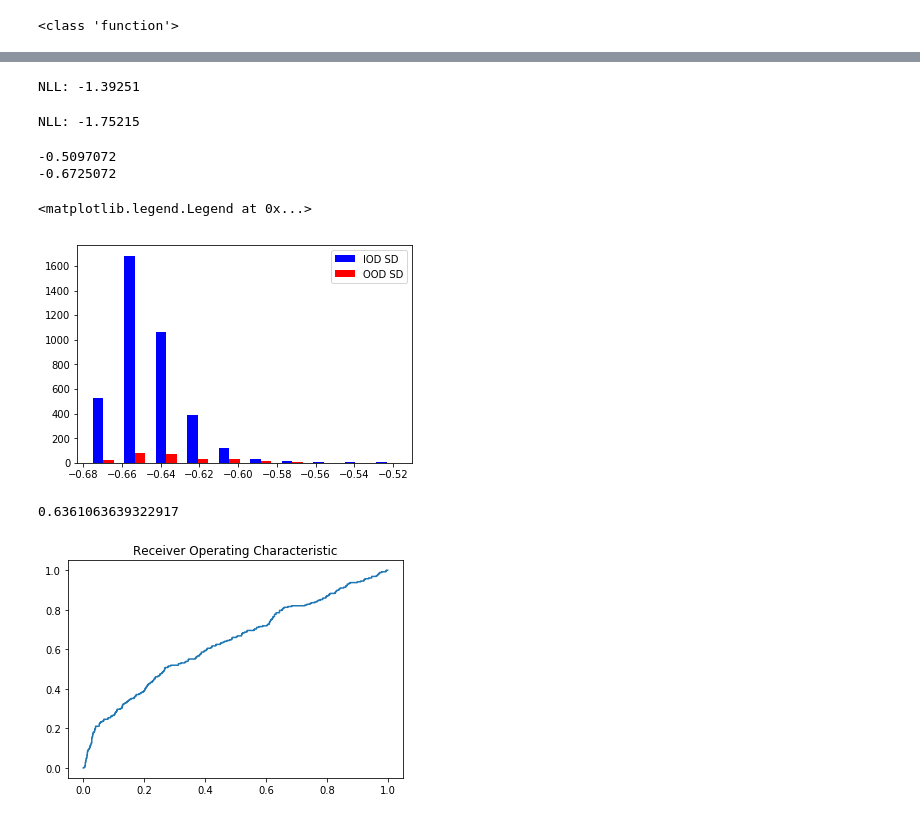
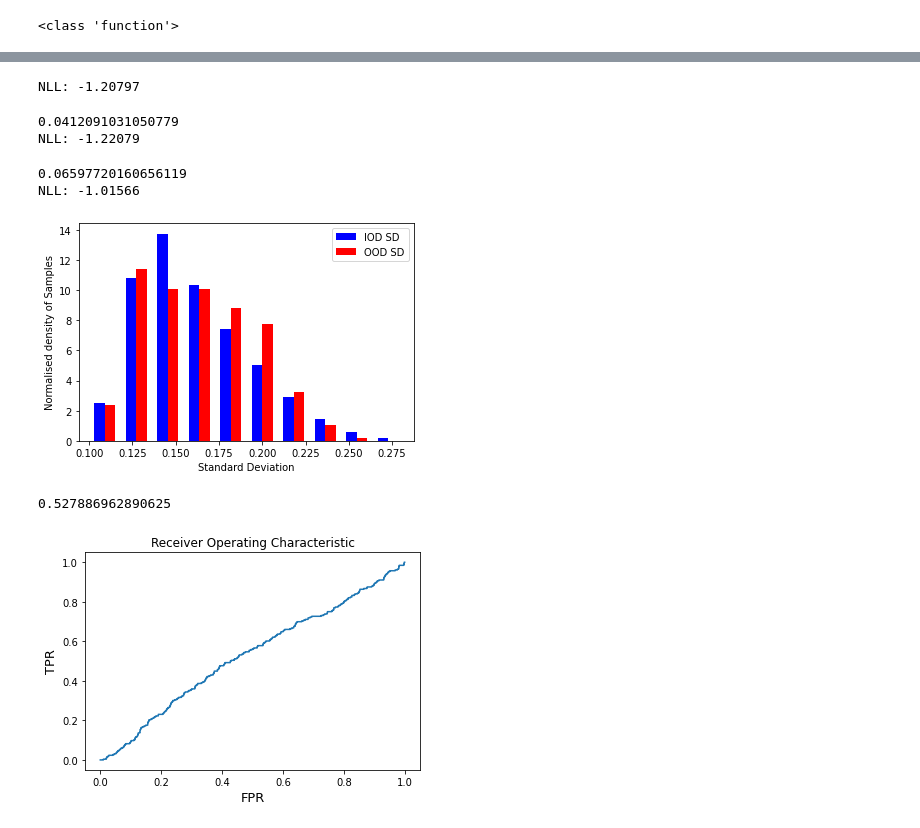
Before and after one commit to Banuv/Thesis_Uncertainty, a Jupyter notebook: Deep_Ensemble_OOD_SD.ipynb, the cells around one changed output, grey strips where cells are left out. Drawn from its saved outputs; the diff is of its cells as text; code cells hidden in the pictures.

```diff
--- a/Deep_Ensemble_OOD_SD.ipynb
+++ b/Deep_Ensemble_OOD_SD.ipynb
@@ -153,7 +225,7 @@ print(type(model))
 # %%
 
 
-with tf.device('/cpu:4'):
+with tf.device('/cpu:0'):
     ensemble_model = DeepEnsembleRegressor(model_builder, 3)
     ensemble_model.fit(x_train_1, q_train_1, epochs = 100, batch_size = 128, verbose = 1, validation_data=(IOD_x_test, IOD_q_test))
 # %% [output]
@@ -177,59 +249,77 @@ Epoch 100/100
+# %%
+mean_test, sd_test = ensemble_model.predict(x_test)
+mean_test = q_scaler.inverse_transform(mean_test)
+q_test_unorm = q_scaler.inverse_transform(q_test)
+print("NLL: {:.5f}".format(numpy_regression_nll(q_test_unorm, mean_test, sd_test**2)))
+# %% [output]
+NLL: -1.20797
 # %%
 mean_test_IOD, sd_test_IOD = ensemble_model.predict(IOD_x_test)
 mean_test_IOD = q_scaler.inverse_transform(mean_test_IOD)
-sd_test_IOD = q_scaler.inverse_transform(sd_test_IOD)
+#sd_test_IOD = q_scaler.inverse_transform(sd_test_IOD)
 q_test_unorm = q_scaler.inverse_transform(IOD_q_test)
+global_mae = mean_absolute_error(q_test_unorm, mean_test_IOD)
+print(global_mae)
 print("NLL: {:.5f}".format(numpy_regression_nll(q_test_unorm, mean_test_IOD, sd_test_IOD**2)))
 # %% [output]
-NLL: -1.39251
+0.0412091031050779
+NLL: -1.22079
 # %%
 mean_test_OOD, sd_test_OOD = ensemble_model.predict(OOD_x_test)
 mean_test_OOD = q_scaler.inverse_transform(mean_test_OOD)
-sd_test_OOD = q_scaler.inverse_transform(sd_test_OOD)
+#sd_test_OOD = q_scaler.inverse_transform(sd_test_OOD)
 q_test_unorm = q_scaler.inverse_transform(OOD_q_test)
+global_mae = mean_absolute_error(q_test_unorm, mean_test_OOD)
+print(global_mae)
 print("NLL: {:.5f}".format(numpy_regression_nll(q_test_unorm, mean_test_OOD, sd_test_OOD**2)))
 # %% [output]
-NLL: -1.75215
+0.06597720160656119
+NLL: -1.01566
+# %%
+col_no = 2
 # %%
 sd_test_IOD_df = pd.DataFrame(sd_test_IOD)
 sd_test_OOD_df = pd.DataFrame(sd_test_OOD)
-new_scores = np.concatenate([sd_test_IOD_df[0], sd_test_OOD_df[0]], axis=0)
-new_labels = np.concatenate([np.zeros_like(sd_test_IOD_df[0]), np.ones_like(sd_test_OOD_df[0])], axis=0)
-histogram_df = pd.DataFrame(new_scores, new_labels)
-print(new_scores.max())
-print(new_scores.min())
+new_scores = np.concatenate([sd_test_IOD_df[col_no], sd_test_OOD_df[col_no]], axis=0)
+minmaxscaler = MinMaxScaler()
+new_scores_scaled = minmaxscaler.fit_transform(new_scores.reshape(-1, 1))
+
+new_labels = np.concatenate([np.zeros_like(sd_test_IOD_df[col_no]), np.ones_like(sd_test_OOD_df[col_no])], axis=0)
+histogram_df = pd.DataFrame(new_scores_scaled, new_labels)
+
 #histogram_df.hist(column=0)
 
 #sd_test_IOD_df.hist(column=0)
 #sd_test_OOD_df.hist(column=0)
 import matplotlib.pyplot as plt
 fig, ax = plt.subplots()
 
-a_heights, a_bins = np.histogram(sd_test_IOD_df[0])
-b_heights, b_bins = np.histogram(sd_test_OOD_df[0], bins=a_bins)
+a_heights, a_bins = np.histogram(sd_test_IOD_df[col_no].values.reshape(-1, 1), density=True)
+b_heights, b_bins = np.histogram(sd_test_OOD_df[col_no].values.reshape(-1, 1), bins=a_bins, density=True)
 
 width = (a_bins[1] - a_bins[0])/3
 
 ax.bar(a_bins[:-1], a_heights, width = width, facecolor='blue',label="IOD SD")
 ax.bar(b_bins[:-1]+width, b_heights, width = width, facecolor='red', label="OOD SD")
 ax.legend()
+ax.set_xlabel("Standard Deviation")
+ax.set_ylabel("Normalised density of Samples")
+fig.savefig("density_vs_sd_ensemble_sd_split_col_1.pdf")
 # %% [output]
--0.5097072
--0.6725072
-<matplotlib.legend.Legend at 0x...>
-[figure, old version]
+[figure, new version]
 # %%
 from sklearn.metrics import roc_curve, roc_auc_score
-
 norm_scores = new_scores - min(new_scores) / (max(new_scores) - min(new_scores))
 
 auc = roc_auc_score(new_labels, new_scores)
 fpr, tpr, threshs = roc_curve(new_labels, norm_scores, drop_intermediate=True)
 print(auc)
-
+plt.xlabel('FPR', fontsize=13)
+plt.ylabel('TPR', fontsize=13)
 plt.title('Receiver Operating Characteristic')
 plt.plot(fpr, tpr)
+plt.savefig("auc_ensemble_sd_split_col_1.pdf")
 plt.show()
 # %% [output]
-0.6361063639322917
+0.527886962890625
-[figure, old version]
+[figure, new version]
```
Also changed, not shown: parts of 9 cells of this notebook, 28 other files.
